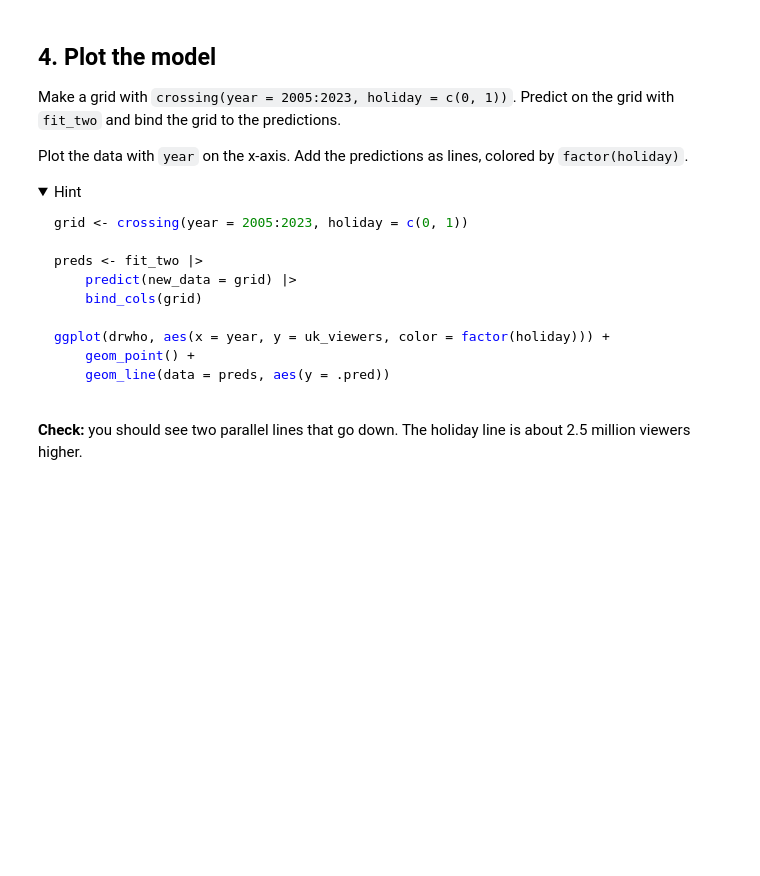
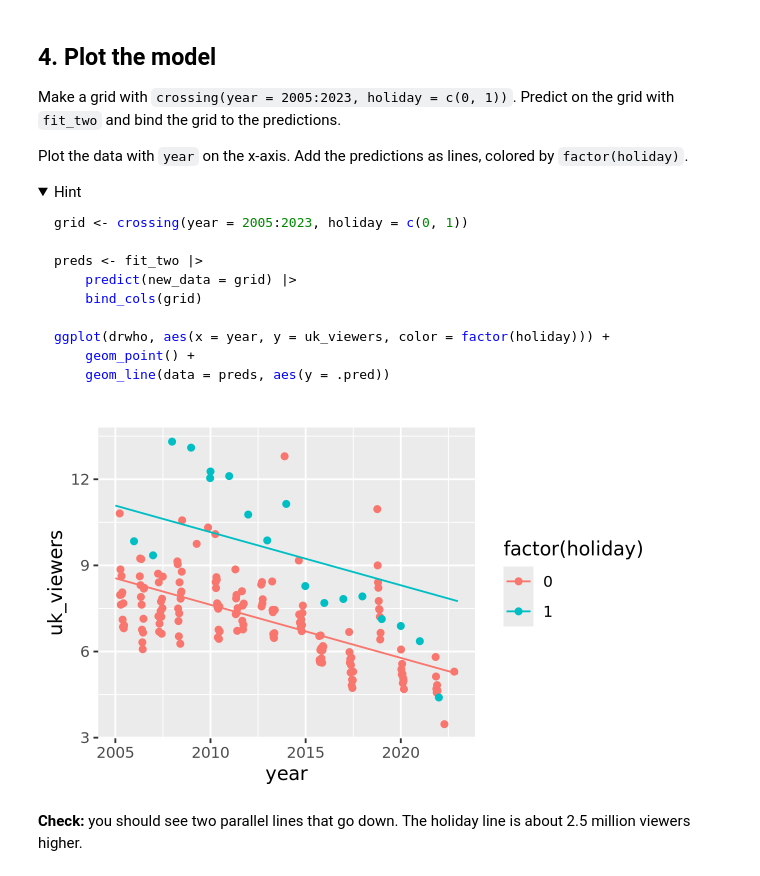
Before and after one commit to tsoysergey24/codespace, a Jupyter notebook: exercises/12-drwho-exercise.ipynb, the cells around one changed output. Saved outputs shown, nothing was run; the diff lists cells and outputs as text; code cells hidden in the pictures; folded sections open; blank space fills up the shorter version.

````diff
--- a/exercises/12-drwho-exercise.ipynb
+++ b/exercises/12-drwho-exercise.ipynb
@@ -93,3 +133,7 @@ tidy(fit_two). Run the cell. Use tidymodels only. Do not change any other cells.
 ```
 # %% [markdown]
 **Your assistant puts its code in the cell below and runs it.** Read the code. Does the formula have both `holiday` and `year`?
+# %%
+fit_two <- linear_reg() |> fit(uk_viewers ~ holiday + year, data = drwho)
+
+tidy(fit_two)
@@ -121,6 +170,18 @@ ggplot(drwho, aes(x = year, y = uk_viewers, color = factor(holiday))) +
 ```
 
 </details>
+# %%
+grid <- crossing(year = 2005:2023, holiday = c(0, 1))
+
+preds <- fit_two |>
+    predict(new_data = grid) |>
+    bind_cols(grid)
+
+ggplot(drwho, aes(x = year, y = uk_viewers, color = factor(holiday))) +
+    geom_point() +
+    geom_line(data = preds, aes(y = .pred))
+# %% [output]
+[figure, added]
 # %% [markdown]
 **Check:** you should see two parallel lines that go down. The holiday line is about 2.5 million viewers higher.
 # %% [markdown]
````
Also changed, not shown: parts of 6 cells of this notebook.
